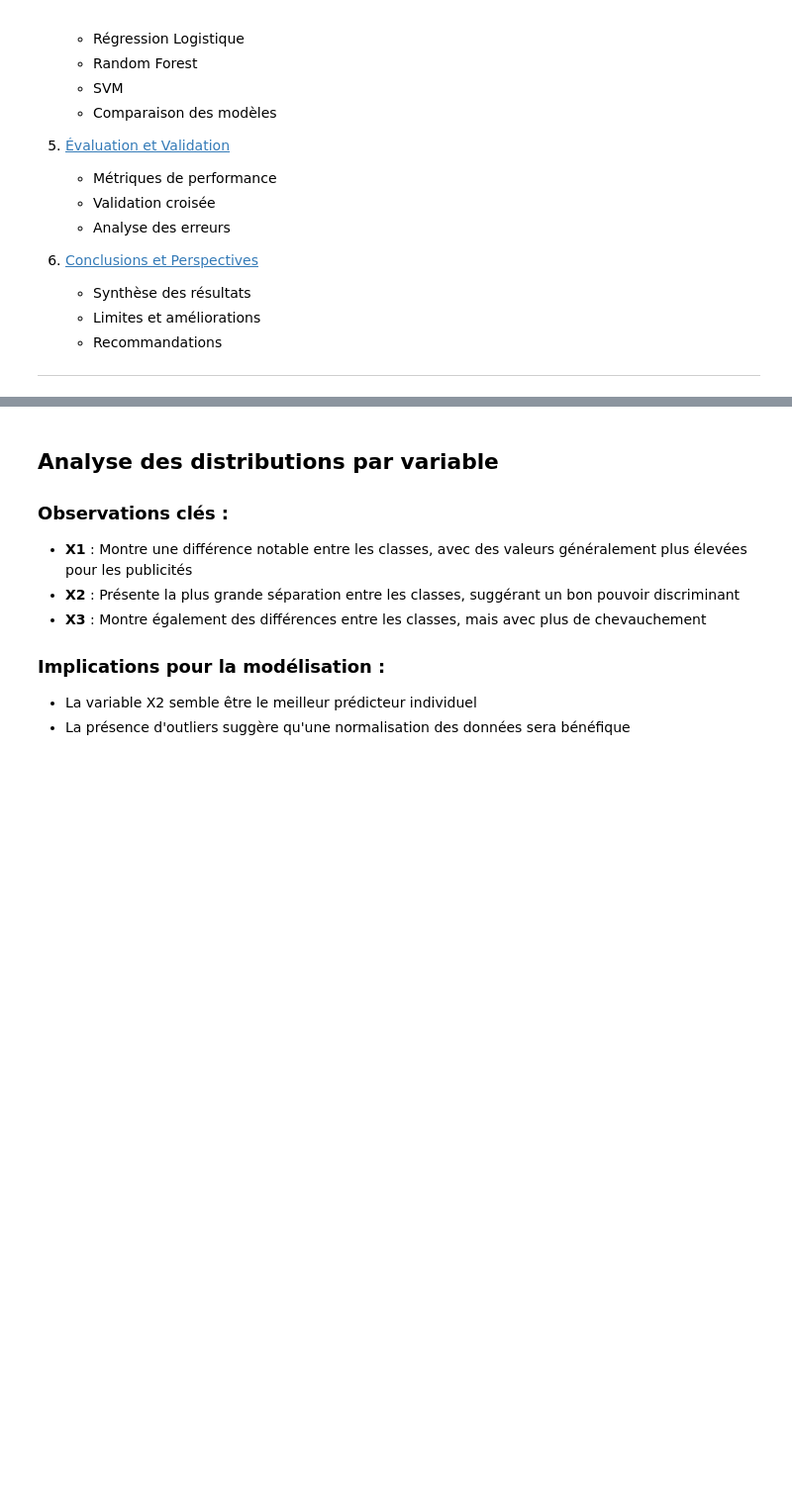
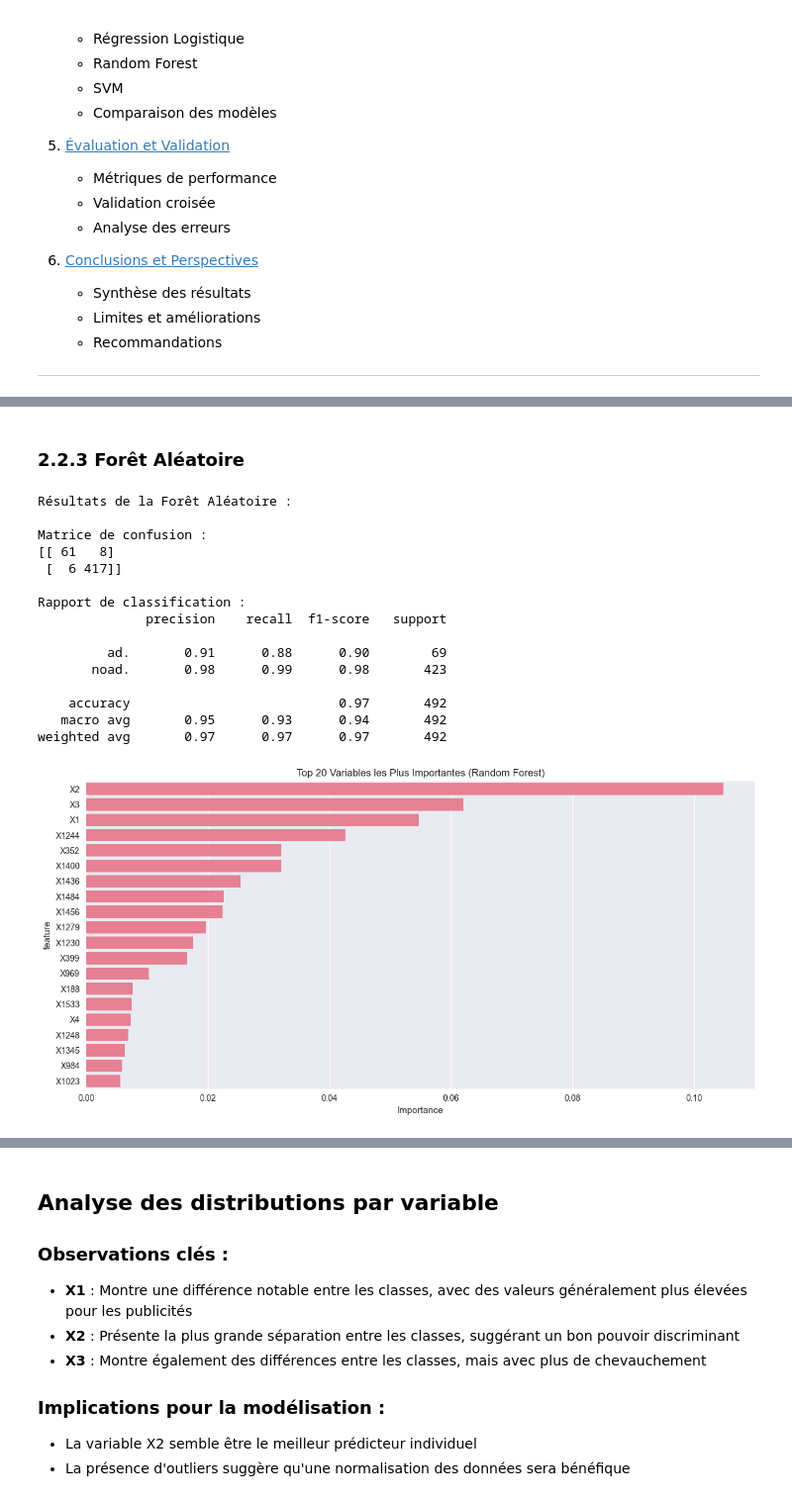
Before and after one commit to Abdoullatuf/Projet-STA211-2025, a Jupyter notebook: projet_sta211_complet.ipynb, the cells around one changed output, grey strips where cells are left out. Shown: that part at 99% size. Drawn from its saved outputs; the diff is of its cells as text; code cells hidden in the pictures; blank space fills up the shorter version.

```diff
--- a/projet_sta211_complet.ipynb
+++ b/projet_sta211_complet.ipynb
@@ -191,0 +538,16 @@ plt.show()
+# %%
+from sklearn.tree import DecisionTreeClassifier
+
+# Création et entraînement du modèle
+cart = DecisionTreeClassifier(random_state=42, class_weight='balanced')
+cart.fit(X_train_prepared, y_train_prepared)
+
+# Prédictions
+y_pred_cart = cart.predict(preprocessing_pipeline.transform(X_test))
+
+# Évaluation
+print("Résultats de l'Arbre de Décision :")
+print("\nMatrice de confusion :")
+print(confusion_matrix(y_test, y_pred_cart))
+print("\nRapport de classification :")
+print(classification_report(y_test, y_pred_cart))
@@ -191,0 +570,48 @@ plt.show()
+# %% [markdown]
+### 2.2.3 Forêt Aléatoire
+# %%
+from sklearn.ensemble import RandomForestClassifier
+
+# Création et entraînement du modèle
+rf = RandomForestClassifier(n_estimators=100, random_state=42, class_weight='balanced')
+rf.fit(X_train_prepared, y_train_prepared)
+
+# Prédictions
+y_pred_rf = rf.predict(preprocessing_pipeline.transform(X_test))
+
+# Évaluation
+print("Résultats de la Forêt Aléatoire :")
+print("\nMatrice de confusion :")
+print(confusion_matrix(y_test, y_pred_rf))
+print("\nRapport de classification :")
+print(classification_report(y_test, y_pred_rf))
+
+# Importance des variables
+feature_importance = pd.DataFrame({
+    'feature': X.columns,
+    'importance': rf.feature_importances_
+}).sort_values('importance', ascending=False)
+
+plt.figure(figsize=(12, 6))
+sns.barplot(data=feature_importance.head(20), x='importance', y='feature')
+plt.title('Top 20 Variables les Plus Importantes (Random Forest)')
+plt.xlabel('Importance')
+plt.tight_layout()
+plt.show()
+# %% [output]
+Résultats de la Forêt Aléatoire :
+
+Matrice de confusion :
+[[ 61   8]
+ [  6 417]]
+
+Rapport de classification :
+              precision    recall  f1-score   support
+
+         ad.       0.91      0.88      0.90        69
+       noad.       0.98      0.99      0.98       423
+
+    accuracy                           0.97       492
+   macro avg       0.95      0.93      0.94       492
+weighted avg       0.97      0.97      0.97       492
+[figure, added]
```
Also changed, not shown: parts of 33 cells of this notebook, 11 other files.
